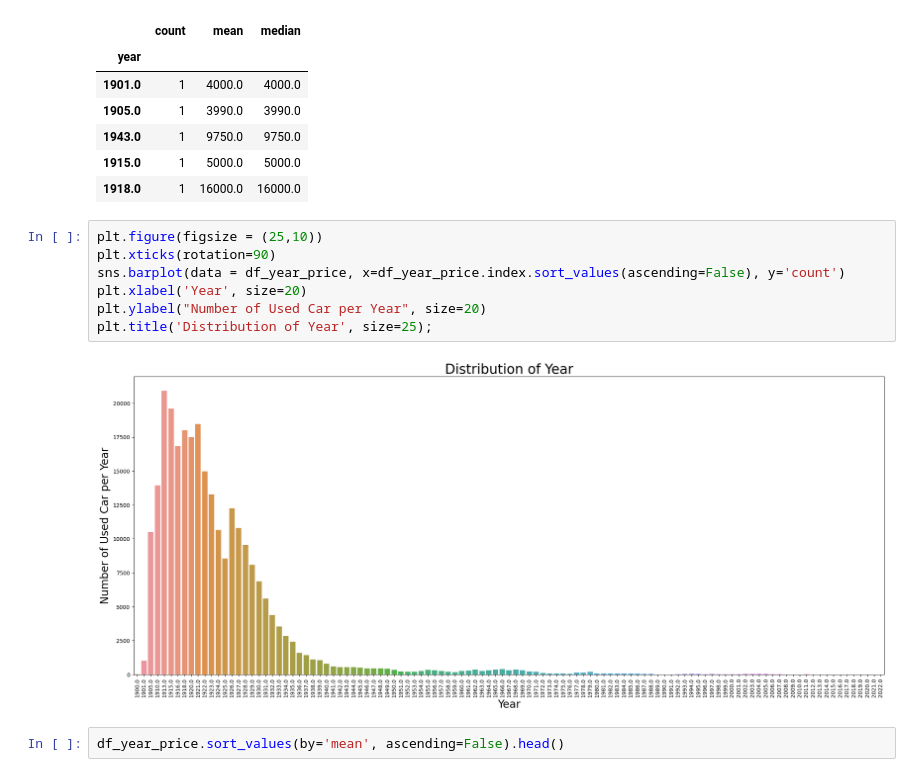
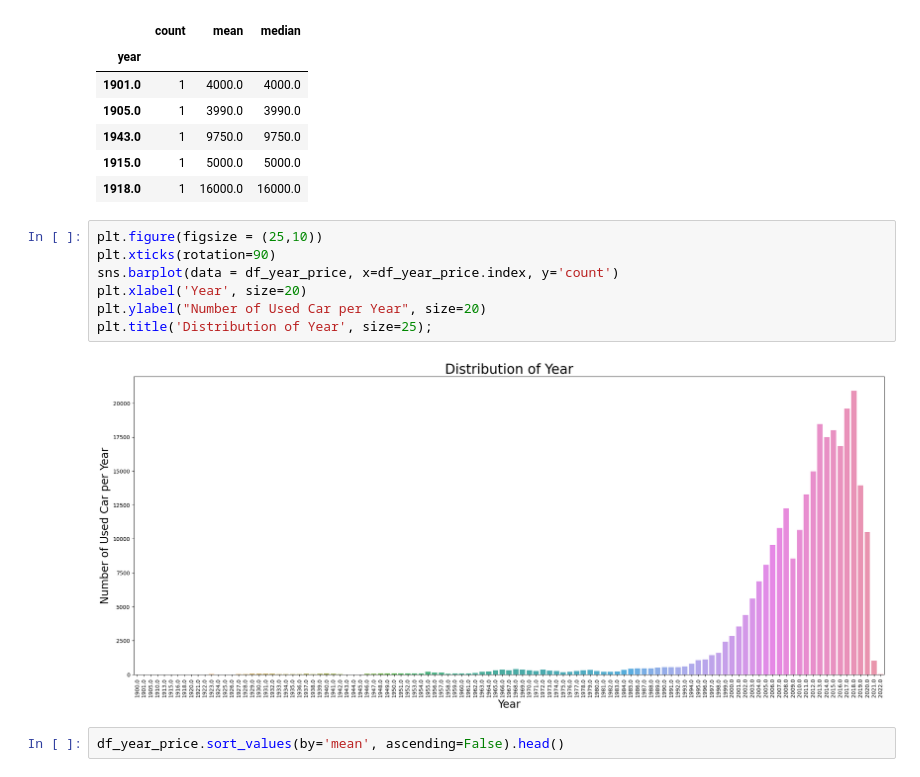
Before and after one commit to tkhong95/used_car, a Jupyter notebook: 01_data_cleaning_EDA.ipynb, the cells around one changed output. Cells and saved outputs as stored; diff of their text form.

```diff
--- a/01_data_cleaning_EDA.ipynb
+++ b/01_data_cleaning_EDA.ipynb
@@ -264,12 +271,12 @@ df_year_price.sort_values(by='count').head()
 # %%
 plt.figure(figsize = (25,10))
 plt.xticks(rotation=90)
-sns.barplot(data = df_year_price, x=df_year_price.index.sort_values(ascending=False), y='count')
+sns.barplot(data = df_year_price, x=df_year_price.index, y='count')
 plt.xlabel('Year', size=20)
 plt.ylabel("Number of Used Car per Year", size=20)
 plt.title('Distribution of Year', size=25);
 # %% [output]
-[figure, old version]
+[figure, new version]
 # %%
 df_year_price.sort_values(by='mean', ascending=False).head()
 # %% [output]
```
Also changed, not shown: parts of 27 cells of this notebook, 20 other files.
